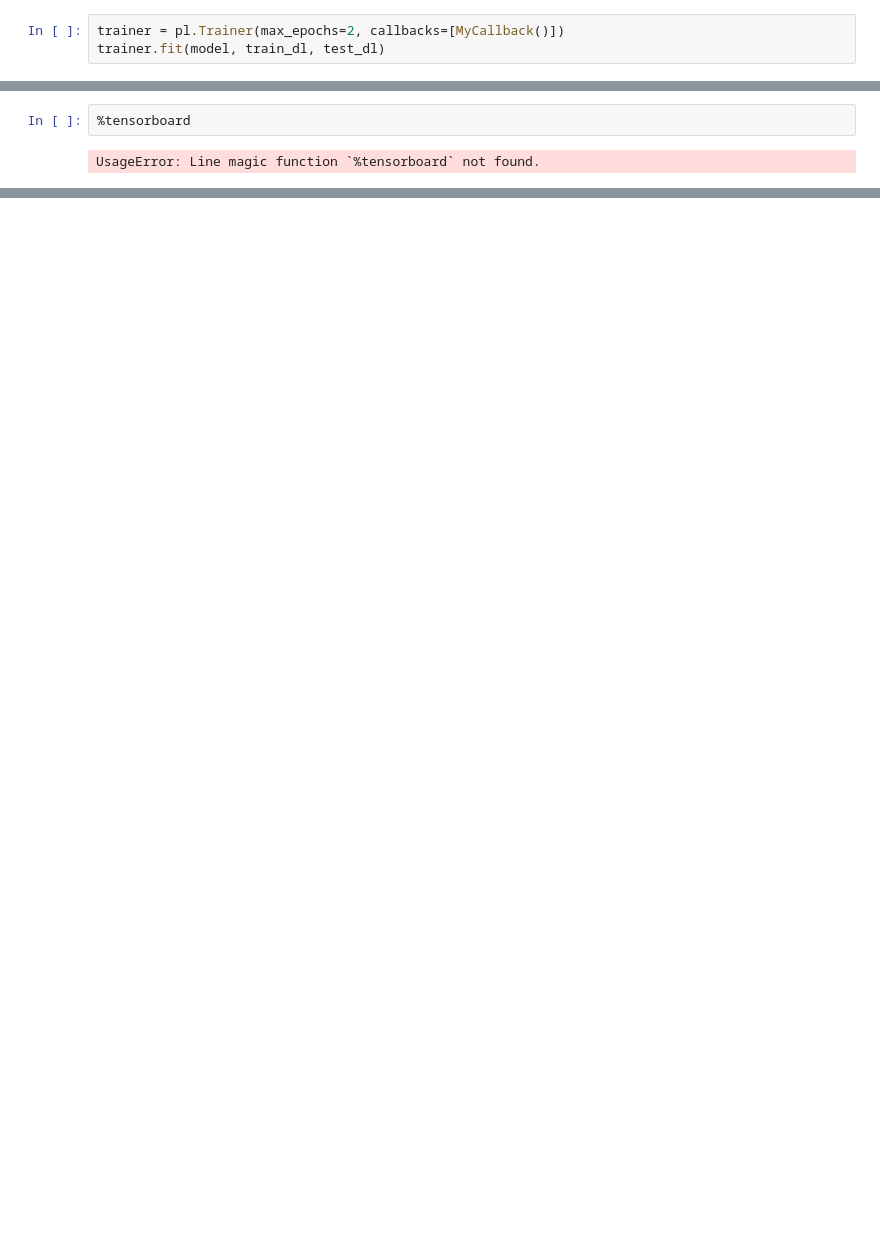
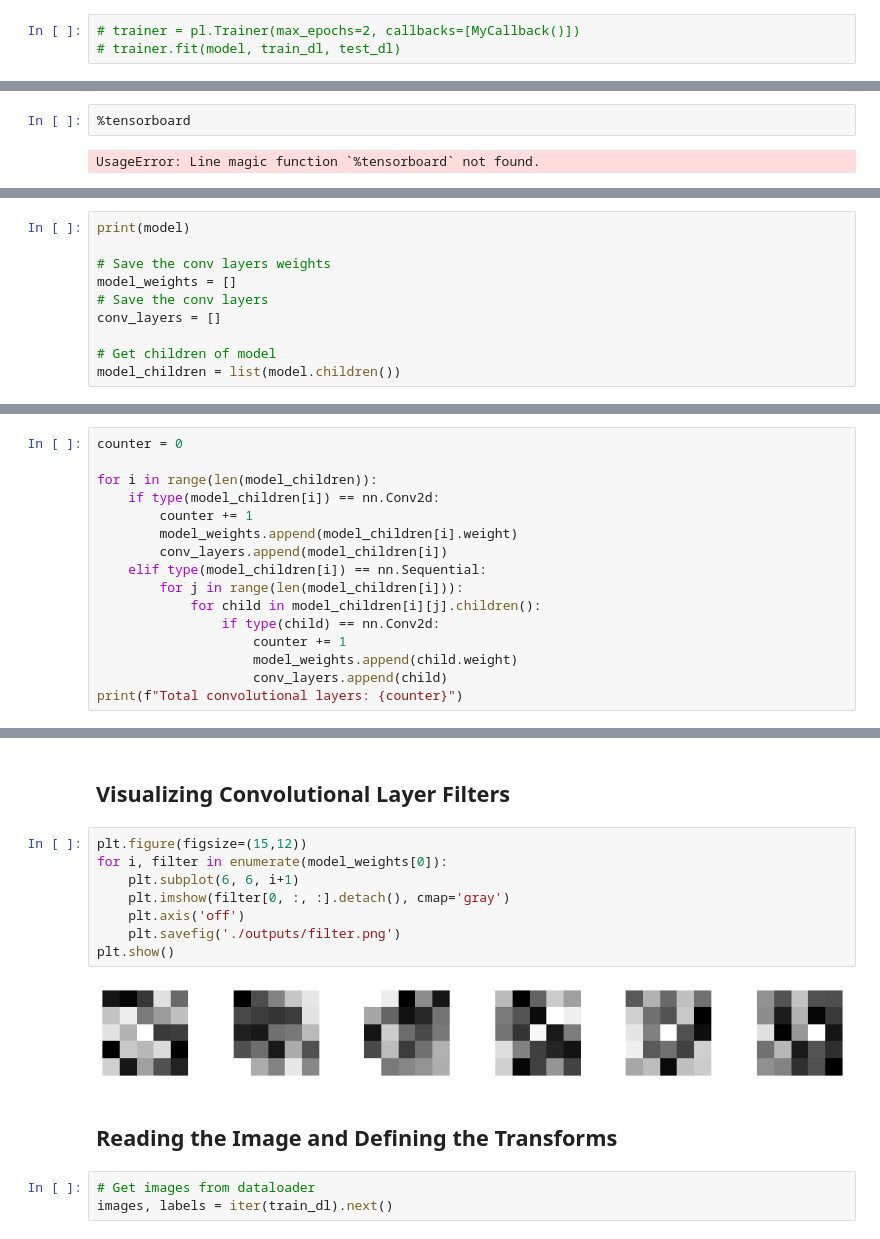
Before and after one commit to yurilamijo/NeuralNetworks, a Jupyter notebook: cnn/pytorch-lightning/cnn-pytorch-lightning.ipynb, the cells around one changed output, grey strips where cells are left out. Cells and saved outputs as stored; diff of their text form; blank space fills up the shorter version.

```diff
--- a/cnn/pytorch-lightning/cnn-pytorch-lightning.ipynb
+++ b/cnn/pytorch-lightning/cnn-pytorch-lightning.ipynb
@@ -175,5 +174,5 @@ class MyCallback(Callback):
 # %% [markdown]
 ## Train and validate
 # %%
-trainer = pl.Trainer(max_epochs=2, callbacks=[MyCallback()])
-trainer.fit(model, train_dl, test_dl)
+# trainer = pl.Trainer(max_epochs=2, callbacks=[MyCallback()])
+# trainer.fit(model, train_dl, test_dl)
@@ -202,0 +186,10 @@ UsageError: Line magic function `%tensorboard` not found.
+# %%
+print(model)
+
+# Save the conv layers weights
+model_weights = []
+# Save the conv layers
+conv_layers = []
+
+# Get children of model
+model_children = list(model.children())
@@ -202,0 +209,16 @@ UsageError: Line magic function `%tensorboard` not found.
+# %%
+counter = 0
+
+for i in range(len(model_children)):
+    if type(model_children[i]) == nn.Conv2d:
+        counter += 1
+        model_weights.append(model_children[i].weight)
+        conv_layers.append(model_children[i])
+    elif type(model_children[i]) == nn.Sequential:
+        for j in range(len(model_children[i])):
+            for child in model_children[i][j].children():
+                if type(child) == nn.Conv2d:
+                    counter += 1
+                    model_weights.append(child.weight)
+                    conv_layers.append(child)
+print(f"Total convolutional layers: {counter}")
@@ -202,0 +233,17 @@ UsageError: Line magic function `%tensorboard` not found.
+# %% [markdown]
+## Visualizing Convolutional Layer Filters
+# %%
+plt.figure(figsize=(15,12))
+for i, filter in enumerate(model_weights[0]):
+    plt.subplot(6, 6, i+1)
+    plt.imshow(filter[0, :, :].detach(), cmap='gray')
+    plt.axis('off')
+    plt.savefig('./outputs/filter.png')
+plt.show()
+# %% [output]
+[figure, added]
+# %% [markdown]
+## Reading the Image and Defining the Transforms
+# %%
+# Get images from dataloader
+images, labels = iter(train_dl).next()
```
Also changed, not shown: parts of 14 cells of this notebook, 3 other files.
